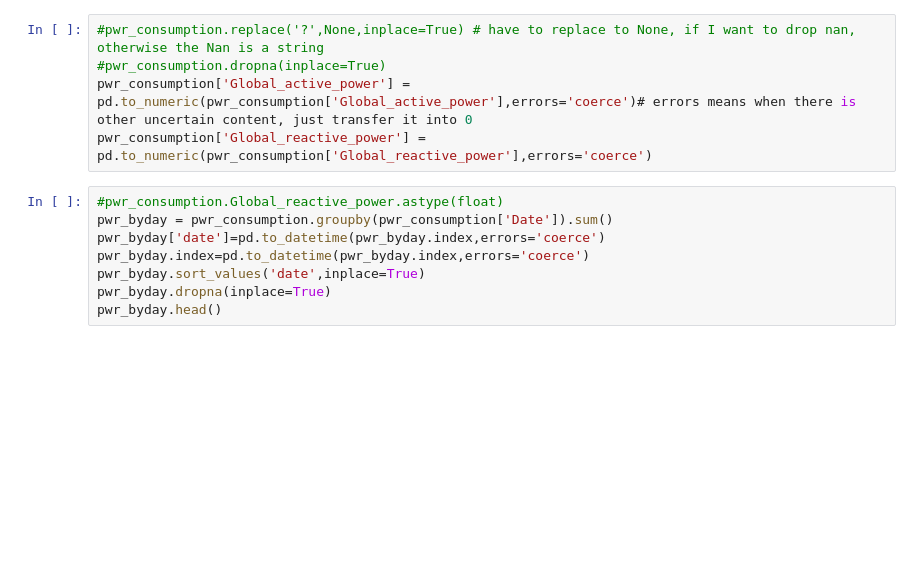
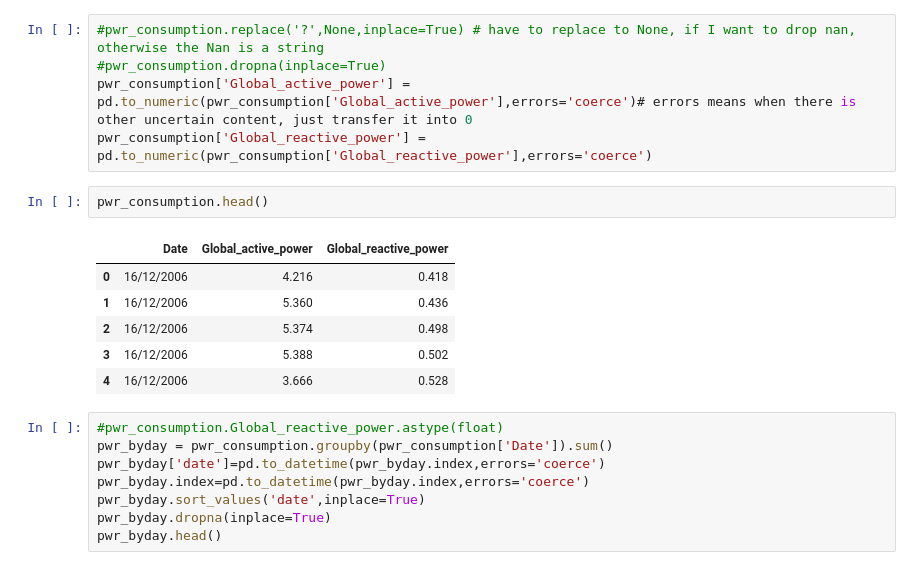
Before and after one commit to fagan2888/Applied_Data_Science_xj655, a Jupyter notebook: ADS_HW4_xj655.ipynb, the cells around one changed output. Drawn from its saved outputs; the diff is of its cells as text; blank space fills up the shorter version.

```diff
--- a/ADS_HW4_xj655.ipynb
+++ b/ADS_HW4_xj655.ipynb
@@ -269,6 +276,15 @@ pwr_consumption = pd.read_csv('household_power_consumption.txt', sep=';',usecols
 #pwr_consumption.dropna(inplace=True)
 pwr_consumption['Global_active_power'] = pd.to_numeric(pwr_consumption['Global_active_power'],errors='coerce')# errors means when there is other uncertain content, just transfer it into 0
 pwr_consumption['Global_reactive_power'] = pd.to_numeric(pwr_consumption['Global_reactive_power'],errors='coerce')
+# %%
+pwr_consumption.head()
+# %% [output]
+|  | Date | Global_active_power | Global_reactive_power |
+| 0 | 16/12/2006 | 4.216 | 0.418 |
+| 1 | 16/12/2006 | 5.360 | 0.436 |
+| 2 | 16/12/2006 | 5.374 | 0.498 |
+| 3 | 16/12/2006 | 5.388 | 0.502 |
+| 4 | 16/12/2006 | 3.666 | 0.528 |
 # %%
 #pwr_consumption.Global_reactive_power.astype(float)
 pwr_byday = pwr_consumption.groupby(pwr_consumption['Date']).sum()
```
Also changed, not shown: parts of 8 cells of this notebook, 1 other file.
